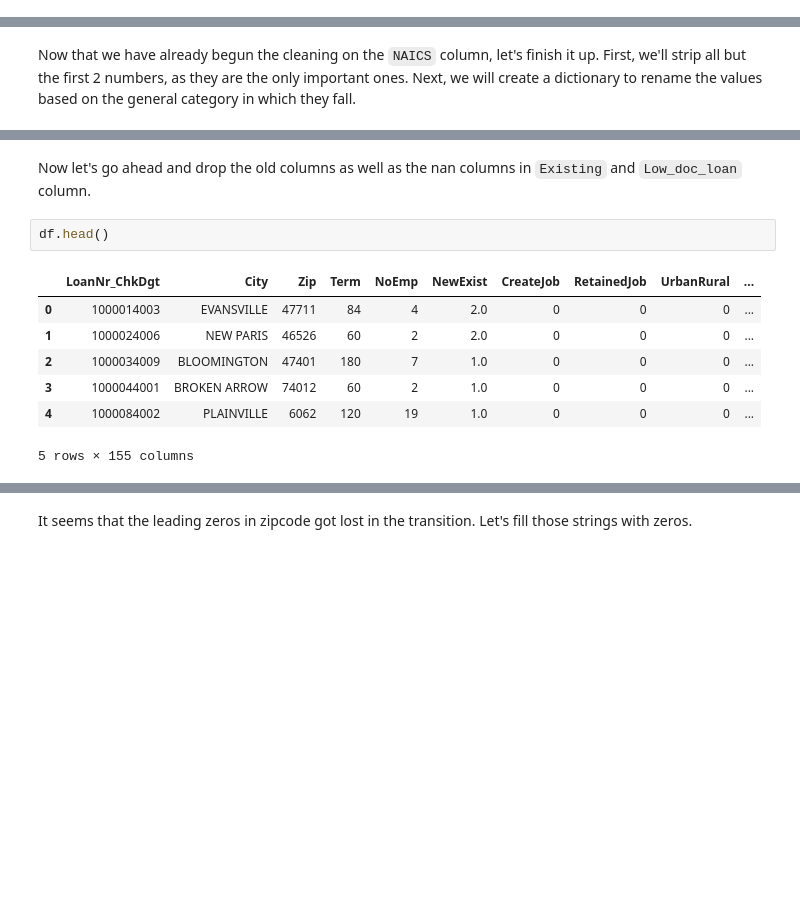
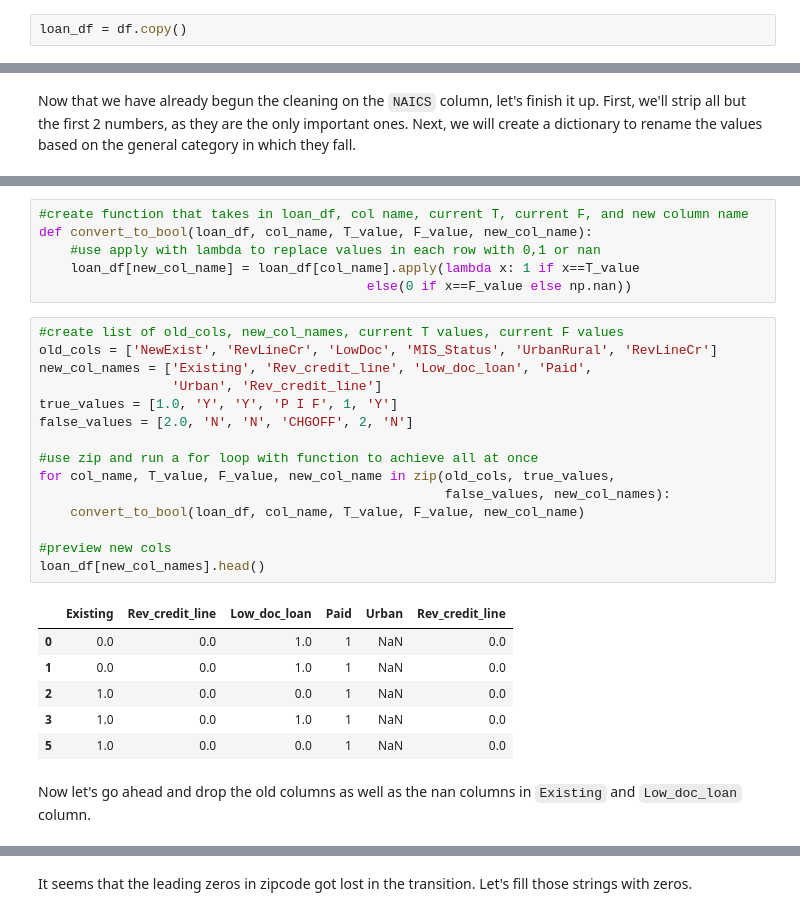
Before and after one commit to joshuaedelstein15/Loan_default, a Jupyter notebook: notebook.ipynb, the cells around one changed output, grey strips where cells are left out. Drawn from its saved outputs; the diff is of its cells as text; blank space fills up the shorter version.

```diff
--- a/notebook.ipynb
+++ b/notebook.ipynb
@@ -24 +43,3 @@ df = data.copy()
+# %%
+loan_df = df.copy()
 # %%
@@ -795,14 +467,32 @@ Name: count, dtype: int64
+# %%
+#create function that takes in loan_df, col name, current T, current F, and new column name
+def convert_to_bool(loan_df, col_name, T_value, F_value, new_col_name):
+    #use apply with lambda to replace values in each row with 0,1 or nan
+    loan_df[new_col_name] = loan_df[col_name].apply(lambda x: 1 if x==T_value
+                                          else(0 if x==F_value else np.nan))
+# %%
+#create list of old_cols, new_col_names, current T values, current F values
+old_cols = ['NewExist', 'RevLineCr', 'LowDoc', 'MIS_Status', 'UrbanRural', 'RevLineCr']
+new_col_names = ['Existing', 'Rev_credit_line', 'Low_doc_loan', 'Paid',
+                 'Urban', 'Rev_credit_line']
+true_values = [1.0, 'Y', 'Y', 'P I F', 1, 'Y']
+false_values = [2.0, 'N', 'N', 'CHGOFF', 2, 'N']
+
+#use zip and run a for loop with function to achieve all at once
+for col_name, T_value, F_value, new_col_name in zip(old_cols, true_values,
+                                                    false_values, new_col_names):
+    convert_to_bool(loan_df, col_name, T_value, F_value, new_col_name)
+
+#preview new cols
+loan_df[new_col_names].head()
+# %% [output]
+|  | Existing | Rev_credit_line | Low_doc_loan | Paid | Urban | Rev_credit_line |
+| 0 | 0.0 | 0.0 | 1.0 | 1 | NaN | 0.0 |
+| 1 | 0.0 | 0.0 | 1.0 | 1 | NaN | 0.0 |
+| 2 | 1.0 | 0.0 | 0.0 | 1 | NaN | 0.0 |
+| 3 | 1.0 | 0.0 | 1.0 | 1 | NaN | 0.0 |
+| 5 | 1.0 | 0.0 | 0.0 | 1 | NaN | 0.0 |
 # %% [markdown]
 Now let's go ahead and drop the old columns as well as the nan columns in `Existing` and `Low_doc_loan` column.
-# %%
-df.head()
-# %% [output]
-|  | LoanNr_ChkDgt | City | Zip | Term | NoEmp | NewExist | CreateJob | RetainedJob | UrbanRural | ... |
-| 0 | 1000014003 | EVANSVILLE | 47711 | 84 | 4 | 2.0 | 0 | 0 | 0 | ... |
-| 1 | 1000024006 | NEW PARIS | 46526 | 60 | 2 | 2.0 | 0 | 0 | 0 | ... |
-| 2 | 1000034009 | BLOOMINGTON | 47401 | 180 | 7 | 1.0 | 0 | 0 | 0 | ... |
-| 3 | 1000044001 | BROKEN ARROW | 74012 | 60 | 2 | 1.0 | 0 | 0 | 0 | ... |
-| 4 | 1000084002 | PLAINVILLE | 6062 | 120 | 19 | 1.0 | 0 | 0 | 0 | ... |
-5 rows × 155 columns
 # %%
 #drop old columns
```
Also changed, not shown: parts of 178 cells of this notebook.
